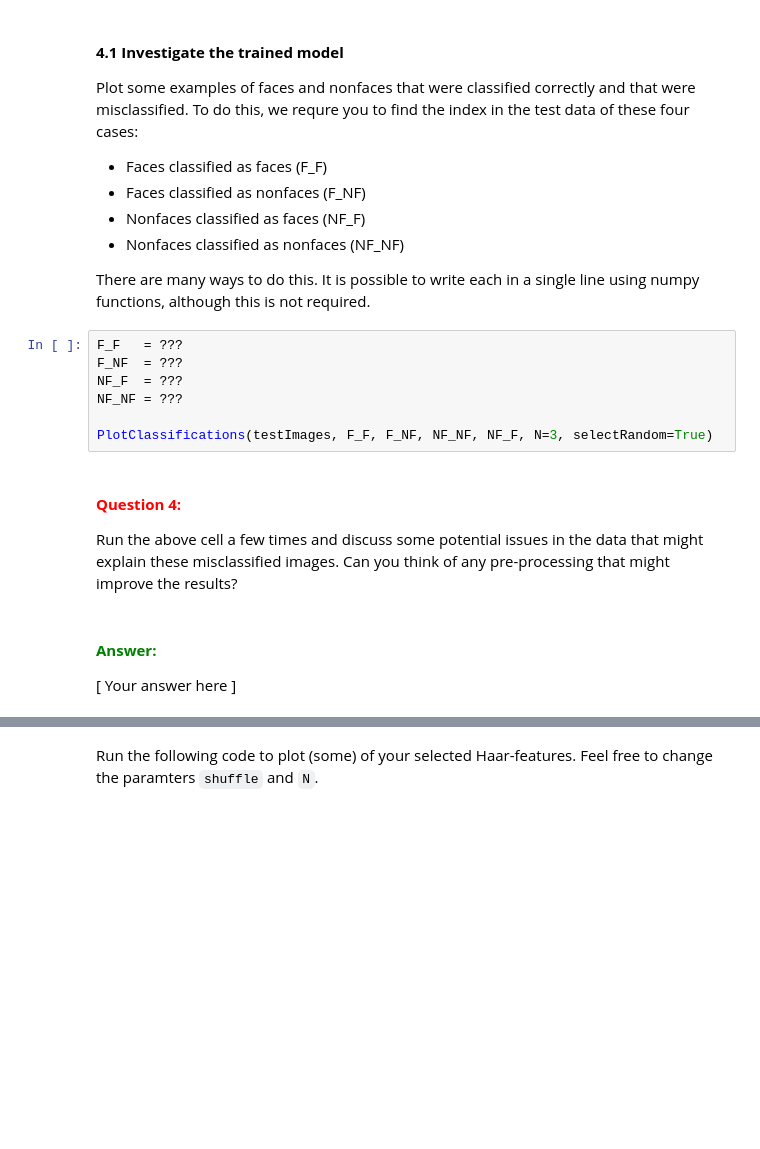
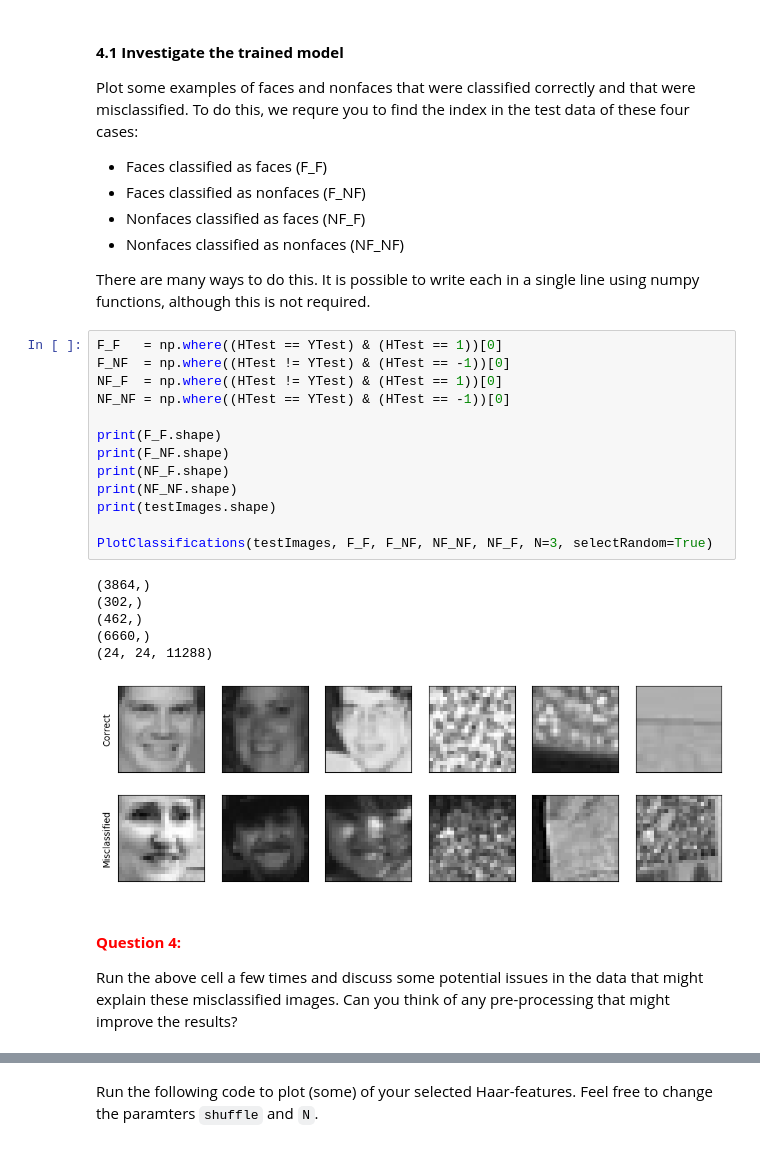
Before and after one commit to mattuz/TBMI26-neural-networks, a Jupyter notebook: LabCode/A3_Boosting/AdaBoost.ipynb, the cells around one changed output, grey strips where cells are left out. Cells and saved outputs as stored; diff of their text form; blank space fills up the shorter version.

```diff
--- a/LabCode/A3_Boosting/AdaBoost.ipynb
+++ b/LabCode/A3_Boosting/AdaBoost.ipynb
@@ -396,16 +413,26 @@ Plot some examples of faces and nonfaces that were classified correctly and that
 * Nonfaces classified as nonfaces (NF_NF)
 
 There are many ways to do this. It is possible to write each in a single line using numpy functions, although this is not required.
-# %%
-F_F   = ???
-F_NF  = ???
-NF_F  = ???
-NF_NF = ???
-
-PlotClassifications(testImages, F_F, F_NF, NF_NF, NF_F, N=3, selectRandom=True)
+# %%
+F_F   = np.where((HTest == YTest) & (HTest == 1))[0]
+F_NF  = np.where((HTest != YTest) & (HTest == -1))[0]
+NF_F  = np.where((HTest != YTest) & (HTest == 1))[0]
+NF_NF = np.where((HTest == YTest) & (HTest == -1))[0]
+
+print(F_F.shape)
+print(F_NF.shape)
+print(NF_F.shape)
+print(NF_NF.shape)
+print(testImages.shape)
+
+PlotClassifications(testImages, F_F, F_NF, NF_NF, NF_F, N=3, selectRandom=True)
+# %% [output]
+(3864,)
+(302,)
+(462,)
+(6660,)
+(24, 24, 11288)
+[figure, added]
 # %% [markdown]
 #### **<span style="color:red">Question 4:</span>**
 Run the above cell a few times and discuss some potential issues in the data that might explain these misclassified images. Can you think of any pre-processing that might improve the results?
-# %% [markdown]
-#### **<span style="color:green">Answer:</span>**
-\[ Your answer here \]
```
Also changed, not shown: parts of 19 cells of this notebook.
